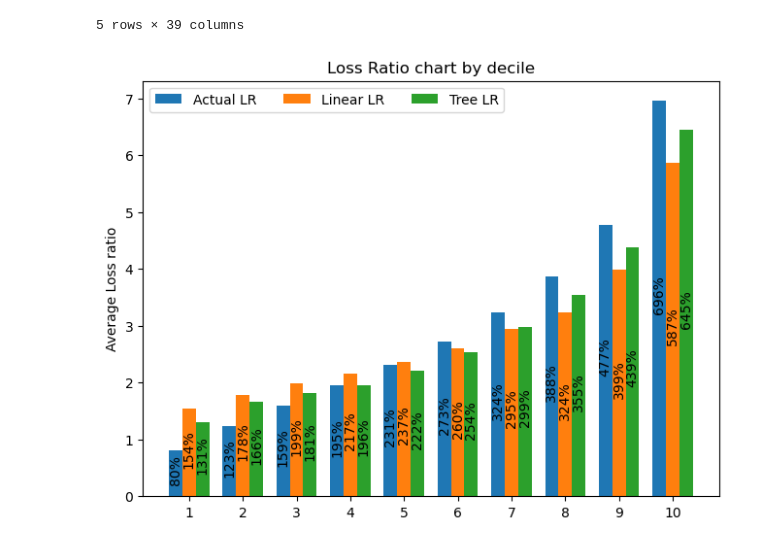
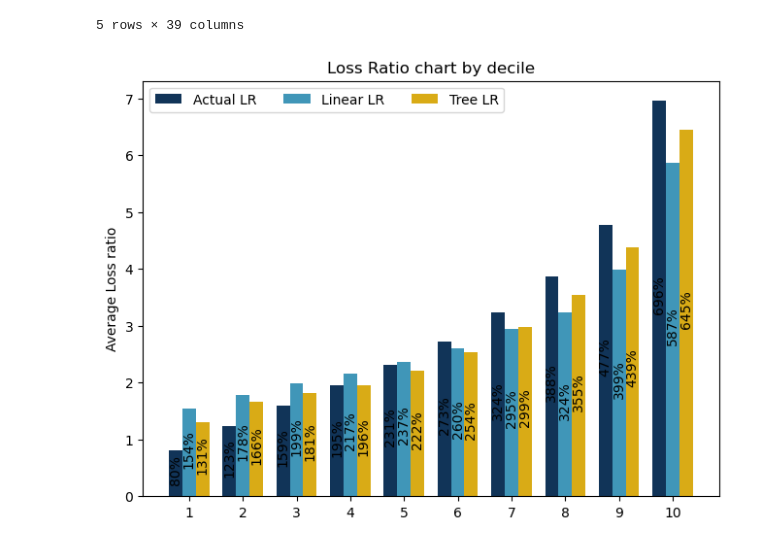
Before and after one commit to hellwind495/DataScienceDataViz, a Jupyter notebook: lift charts synthetic data.ipynb, the cells around one changed output. Saved outputs shown, nothing was run; the diff lists cells and outputs as text; code cells hidden in the pictures.

```diff
--- a/lift charts synthetic data.ipynb
+++ b/lift charts synthetic data.ipynb
@@ -181,33 +181,38 @@ import matplotlib.pyplot as plt
 import numpy as np
 
 deciles = lr_ranking["Decile"].values
 means = {
     'Actual LR': lr_ranking["Actual LR"].values,
     'Linear LR': lr_ranking["Linear LR"].values,
     'Tree LR': lr_ranking["Tree LR"].values,
 }
+colours = {
+    'Actual LR': "#113458",
+    'Linear LR': "#4096b8",
+    'Tree LR': "#d9ab16",
+}
 
 x = np.arange(len(deciles))  # the label locations
 width = 0.25  # the width of the bars
 multiplier = 0
 
 fig, ax = plt.subplots(layout='constrained')
 
 for attribute, measurement in means.items():
     offset = width * multiplier
-    rects = ax.bar(x + offset, measurement, width, label=attribute)
+    rects = ax.bar(x + offset, measurement, width, label=attribute, color=colours[attribute])
     ax.bar_label(rects,
                  labels=["%.0f%%" % (x*100) for x in measurement],
                  label_type="center",
                  padding=3,
                  rotation=90)
     multiplier += 1
 
 # Add some text for labels, title and custom x-axis tick labels, etc.
 ax.set_ylabel('Average Loss ratio')
 ax.set_title('Loss Ratio chart by decile')
 ax.set_xticks(x + width, deciles)
 ax.legend(loc='upper left', ncols=3)
-plt.show()
+plt.savefig("high quality images/Loss Ratio chart.pdf")
 # %% [output]
-[figure, old version]
+[figure, new version]
```
Also changed, not shown: parts of 2 cells of this notebook, 3 other files.
